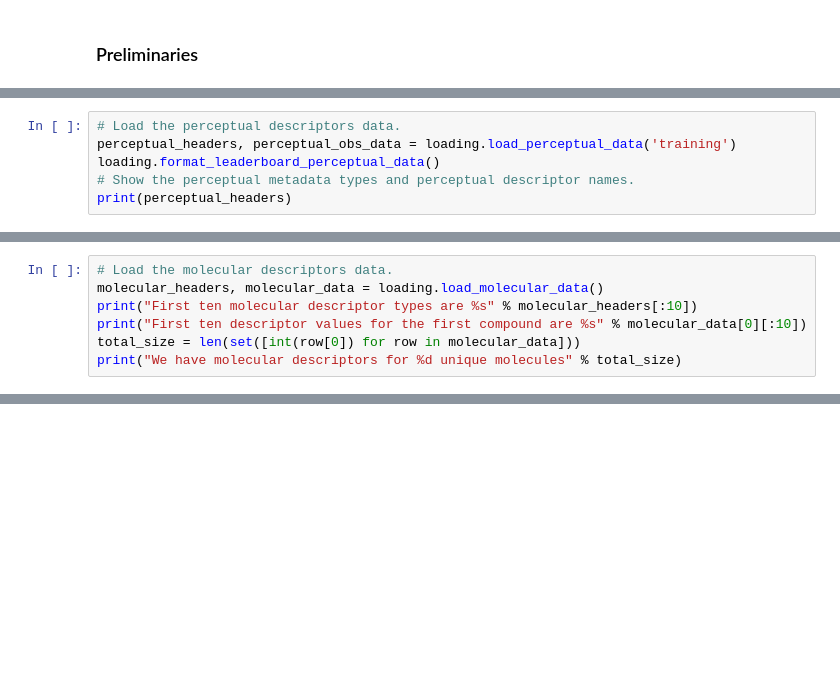
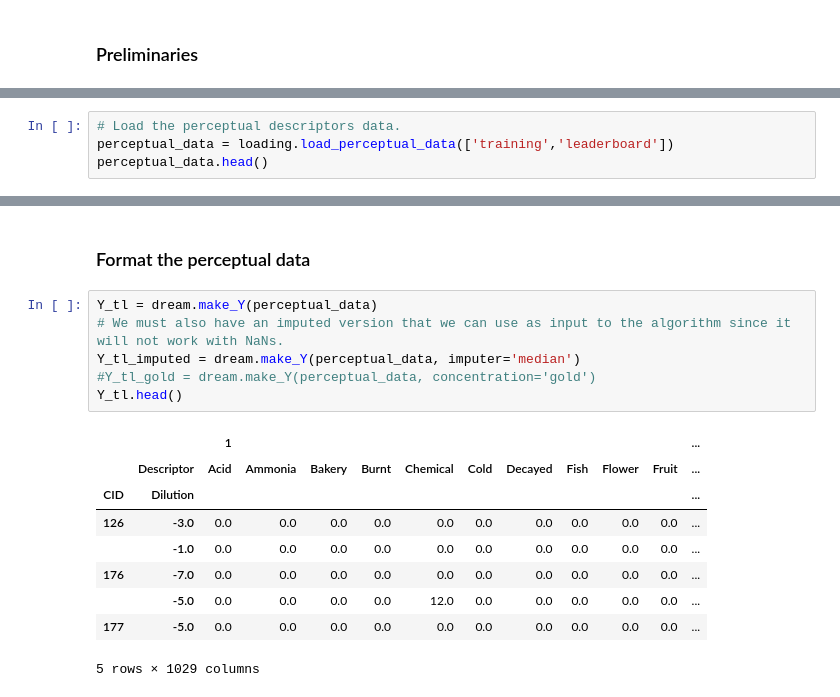
Before and after one commit to dream-olfaction/olfaction-prediction, a Jupyter notebook: opc_python/gerkin/challenge2.ipynb, the cells around one changed output, grey strips where cells are left out. Cells and saved outputs as stored; diff of their text form; blank space fills up the shorter version.

```diff
--- a/opc_python/gerkin/challenge2.ipynb
+++ b/opc_python/gerkin/challenge2.ipynb
@@ -29,6 +2,0 @@ from opc_python.gerkin import dream,fit2
-# %%
-# Load the perceptual descriptors data.
-perceptual_headers, perceptual_obs_data = loading.load_perceptual_data('training')
-loading.format_leaderboard_perceptual_data()
-# Show the perceptual metadata types and perceptual descriptor names.
-print(perceptual_headers)
@@ -48,7 +2,0 @@ There are 21 different perceptual descriptors and 49 different subjects
-# %%
-# Load the molecular descriptors data.
-molecular_headers, molecular_data = loading.load_molecular_data()
-print("First ten molecular descriptor types are %s" % molecular_headers[:10])
-print("First ten descriptor values for the first compound are %s" % molecular_data[0][:10])
-total_size = len(set([int(row[0]) for row in molecular_data]))
-print("We have molecular descriptors for %d unique molecules" % total_size)
@@ -392,0 +57,4 @@ loading.make_prediction_files(rfcs,X_testset_int,X_testset_other,'testset',2,wri
+# %%
+# Load the perceptual descriptors data.
+perceptual_data = loading.load_perceptual_data(['training','leaderboard'])
+perceptual_data.head()
@@ -392,0 +86,18 @@ loading.make_prediction_files(rfcs,X_testset_int,X_testset_other,'testset',2,wri
+# %% [markdown]
+### Format the perceptual data
+# %%
+Y_tl = dream.make_Y(perceptual_data)
+# We must also have an imputed version that we can use as input to the algorithm since it will not work with NaNs.
+Y_tl_imputed = dream.make_Y(perceptual_data, imputer='median')
+#Y_tl_gold = dream.make_Y(perceptual_data, concentration='gold')
+Y_tl.head()
+# %% [output]
+|  |  | 1 |  |  |  |  |  |  |  |  |  | ... |
+|  | Descriptor | Acid | Ammonia | Bakery | Burnt | Chemical | Cold | Decayed | Fish | Flower | Fruit | ... |
+| CID | Dilution |  |  |  |  |  |  |  |  |  |  | ... |
+| 126 | -3.0 | 0.0 | 0.0 | 0.0 | 0.0 | 0.0 | 0.0 | 0.0 | 0.0 | 0.0 | 0.0 | ... |
+|  | -1.0 | 0.0 | 0.0 | 0.0 | 0.0 | 0.0 | 0.0 | 0.0 | 0.0 | 0.0 | 0.0 | ... |
+| 176 | -7.0 | 0.0 | 0.0 | 0.0 | 0.0 | 0.0 | 0.0 | 0.0 | 0.0 | 0.0 | 0.0 | ... |
+|  | -5.0 | 0.0 | 0.0 | 0.0 | 0.0 | 12.0 | 0.0 | 0.0 | 0.0 | 0.0 | 0.0 | ... |
+| 177 | -5.0 | 0.0 | 0.0 | 0.0 | 0.0 | 0.0 | 0.0 | 0.0 | 0.0 | 0.0 | 0.0 | ... |
+5 rows × 1029 columns
```
Also changed, not shown: parts of 54 cells of this notebook, 4 other files.
